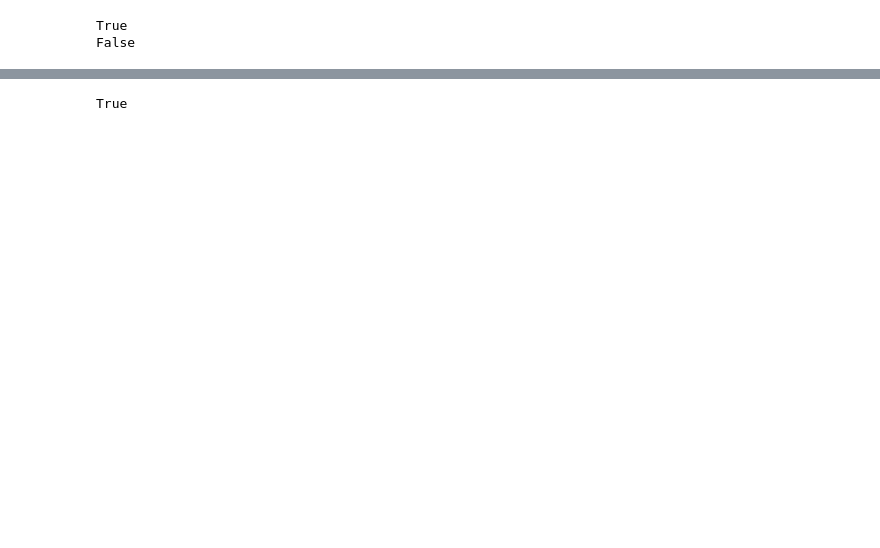
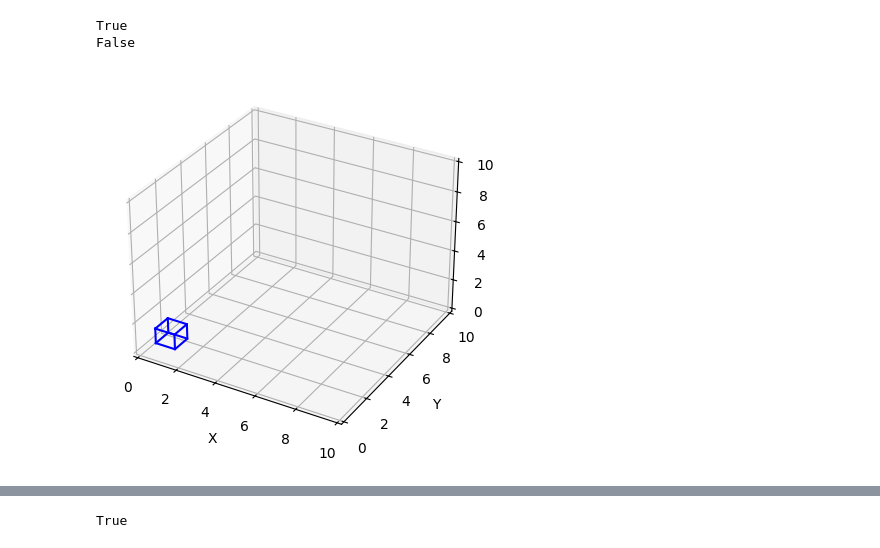
Before and after one commit to koop46/Python_Alejandro_Martinez, a Jupyter notebook: Labs/Lab3/classes.ipynb, the cells around one changed output, grey strips where cells are left out. Cells and saved outputs as stored; diff of their text form; code cells hidden in the pictures; blank space fills up the shorter version.

```diff
--- a/Labs/Lab3/classes.ipynb
+++ b/Labs/Lab3/classes.ipynb
@@ -19,8 +22,13 @@ False
 # %%
+cube = Cube(x=0, y=0, z=0, side=1)
+
 print(cube.is_inside(0.2, 0.2, 0.2))
 cube.translate(x=1, y=1, z=1)
 print(cube.is_inside(0.2, 0.2, 0.2))
+
+cube.draw_figure()
 # %% [output]
 True
 False
+[figure, added]
 # %%
```
Also changed, not shown: parts of 4 cells of this notebook.
